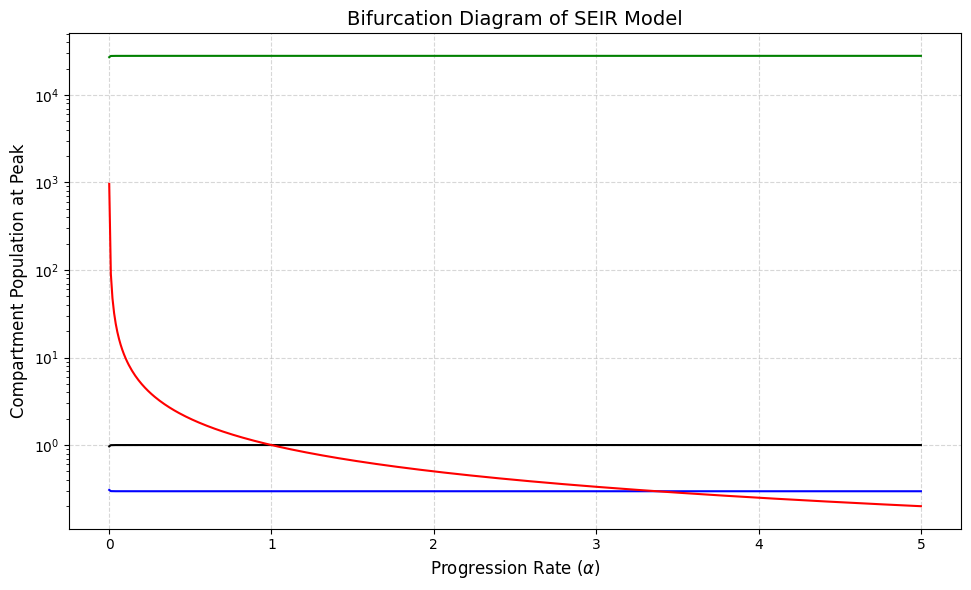
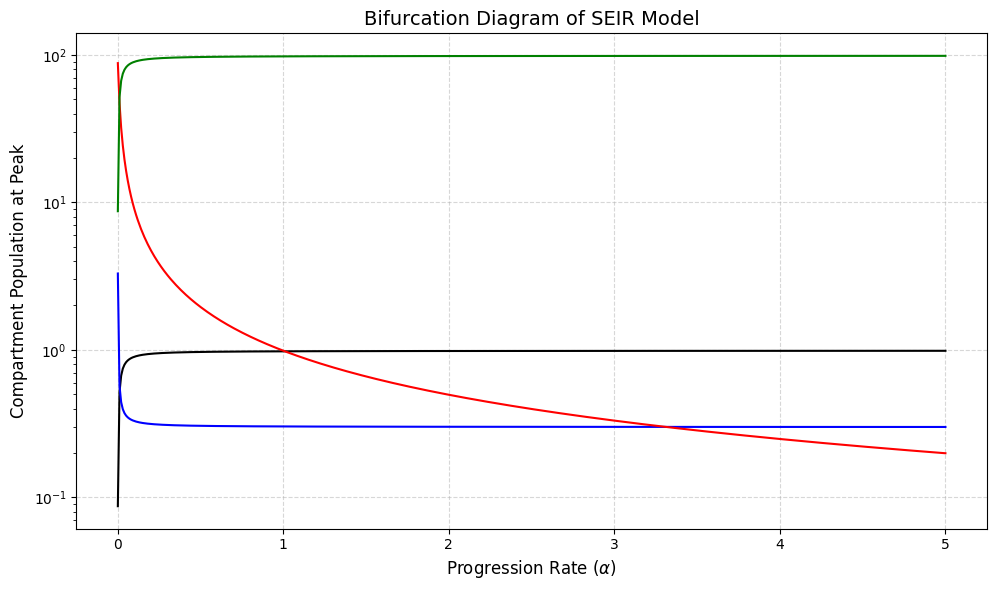
The notebook cell's code change between the first figure and the second:
--- before
+++ after
@@ -50,15 +50,21 @@
     bifurcation_alpha.append(alpha)
 
-    Jac = Matrix([[-(Lambda*alpha*beta)/((alpha+mu)*(gamma+mu))-mu, 0, -((gamma+mu)*(alpha+mu))/alpha, 0], 
+    Jac = np.array([[-(Lambda*alpha*beta)/((alpha+mu)*(gamma+mu))-mu, 0, -((gamma+mu)*(alpha+mu))/alpha, 0], 
     [(Lambda*alpha*beta)/((alpha+mu)*(gamma+mu)), -alpha-mu, ((gamma+mu)*(alpha+mu))/alpha, 0],
     [0, alpha, -gamma-mu, 0],
-    [0, 0, gamma, mu]])
+    [0, 0, gamma, -mu]])
 
-    eigenall = Jac.eigenvals()
-    eigs = np.array(list(eigenall.values()), dtype='complex')
-    ev0.append(eigs[0])
-    ev1.append(eigs[1])
-    ev2.append(eigs[2])
-    ev3.append(eigs[3])
+    eigs = np.linalg.eigvals(Jac)
+    eigs_sorted = np.sort_complex(eigs)
+    #eigs = np.array(list(eigenall.values()), dtype='complex')
+    ev0.append(eigs_sorted[0])
+    ev1.append(eigs_sorted[1])
+    ev2.append(eigs_sorted[2])
+    ev3.append(eigs_sorted[3])
+
+ev2_array = np.array(ev2)
+ev1_array = np.array(ev1)
+ev3_array = np.array(ev3)
+ev0_array = np.array(ev0)
 
 
@@ -79,12 +85,37 @@
 
 #eigenvalue plot vs alpha, plot each of four vals separately
+ev0_array_real = ev0_array.real
+ev0_array_imag = ev0_array.imag
+ev1_array_real = ev1_array.real
+ev1_array_imag = ev1_array.imag
+ev2_array_real = ev2_array.real
+ev2_array_imag = ev2_array.imag
+ev3_array_real = ev3_array.real
+ev3_array_imag = ev3_array.imag
+
 
 plt.figure(figsize=(10, 6))
-#plt.plot(bifurcation_alpha, ev0, color='black') #, alpha=0.5)
-#plt.plot(bifurcation_alpha, ev1, color='blue') #, alpha=0.5)
-plt.plot(ev2.real, ev2.imag, color='red') #, alpha=0.5)
-#plt.plot(bifurcation_alpha, ev3, color='green') #, alpha=0.5)
+plt.plot(bifurcation_alpha, ev0_array_real, color='black', label = 'eig 1') #, alpha=0.5)
+plt.plot(bifurcation_alpha, ev1_array_real, color='blue', label = 'eig 2') #, alpha=0.5)
+plt.plot(bifurcation_alpha, ev2_array_real, color='red', label = 'eig 3') #, alpha=0.5)
+#plt.plot(bifurcation_alpha, ev2_array.imag, color = 'blue')
+plt.plot(bifurcation_alpha, ev3_array_real, color='green', label = 'eig 4') #, alpha=0.5)
+plt.legend()
+plt.title('Real Parts of Eigenvalues of SEIR Jacobian v Progression', fontsize=14)
+plt.xlabel('Progression Rate ($\\alpha$)', fontsize=12)
+plt.ylabel('Eigenvalues', fontsize=12)
+plt.grid(True, linestyle='--', alpha=0.5)
+plt.tight_layout()
+#plt.yscale('log') #to better see dynamics since R dominates
+plt.show()
 
-plt.title('Eigenvalues of SEIR Jacobian v Progression', fontsize=14)
+plt.figure(figsize=(10, 6))
+plt.plot(bifurcation_alpha, ev0_array_imag, color='black', label = 'eig 1') #, alpha=0.5)
+plt.plot(bifurcation_alpha, ev1_array_imag, color='blue', label = 'eig 2') #, alpha=0.5)
+plt.plot(bifurcation_alpha, ev2_array_imag, color='red', label = 'eig 3') #, alpha=0.5)
+#plt.plot(bifurcation_alpha, ev2_array.imag, color = 'blue')
+plt.plot(bifurcation_alpha, ev3_array_imag, color='green', label = 'eig 4') #, alpha=0.5)
+plt.legend()
+plt.title('Imaginary Parts of Eigenvalues of SEIR Jacobian v Progression', fontsize=14)
 plt.xlabel('Progression Rate ($\\alpha$)', fontsize=12)
 plt.ylabel('Eigenvalues', fontsize=12)

Commit: Adding Eigenvalue Bifurcation Diagram